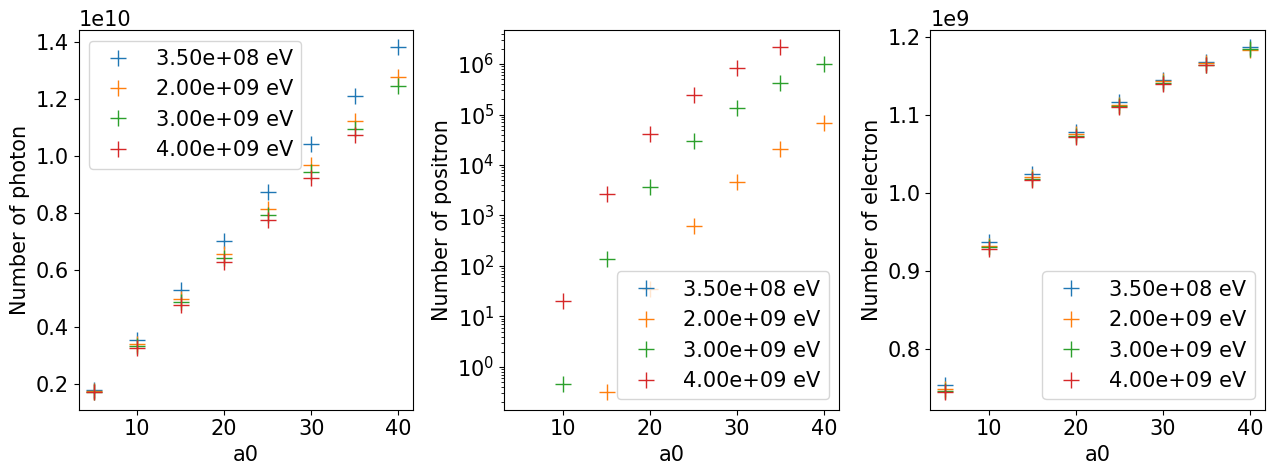
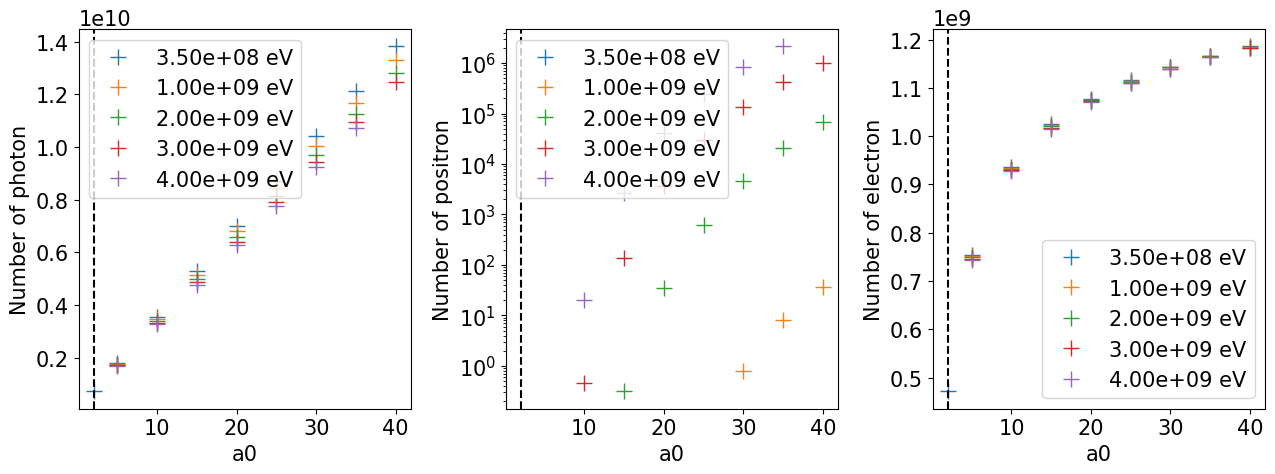
The notebook cell's code change between the first figure and the second:
--- before
+++ after
@@ -3,2 +3,7 @@
 axes = fig.get_axes()
 axes[1].set_yscale('log')
+fig.tight_layout()
+axes[0].axvline(2, color='k', ls='--')
+axes[1].axvline(2, color='k', ls='--')
+axes[2].axvline(2, color='k', ls='--')
+_plt.savefig("{}_Ptarmigan_scan_focused.pdf".format(save_name_prefix), dpi=300, bbox_inches='tight')

Commit: Add titles and plot save in CLARA notebook